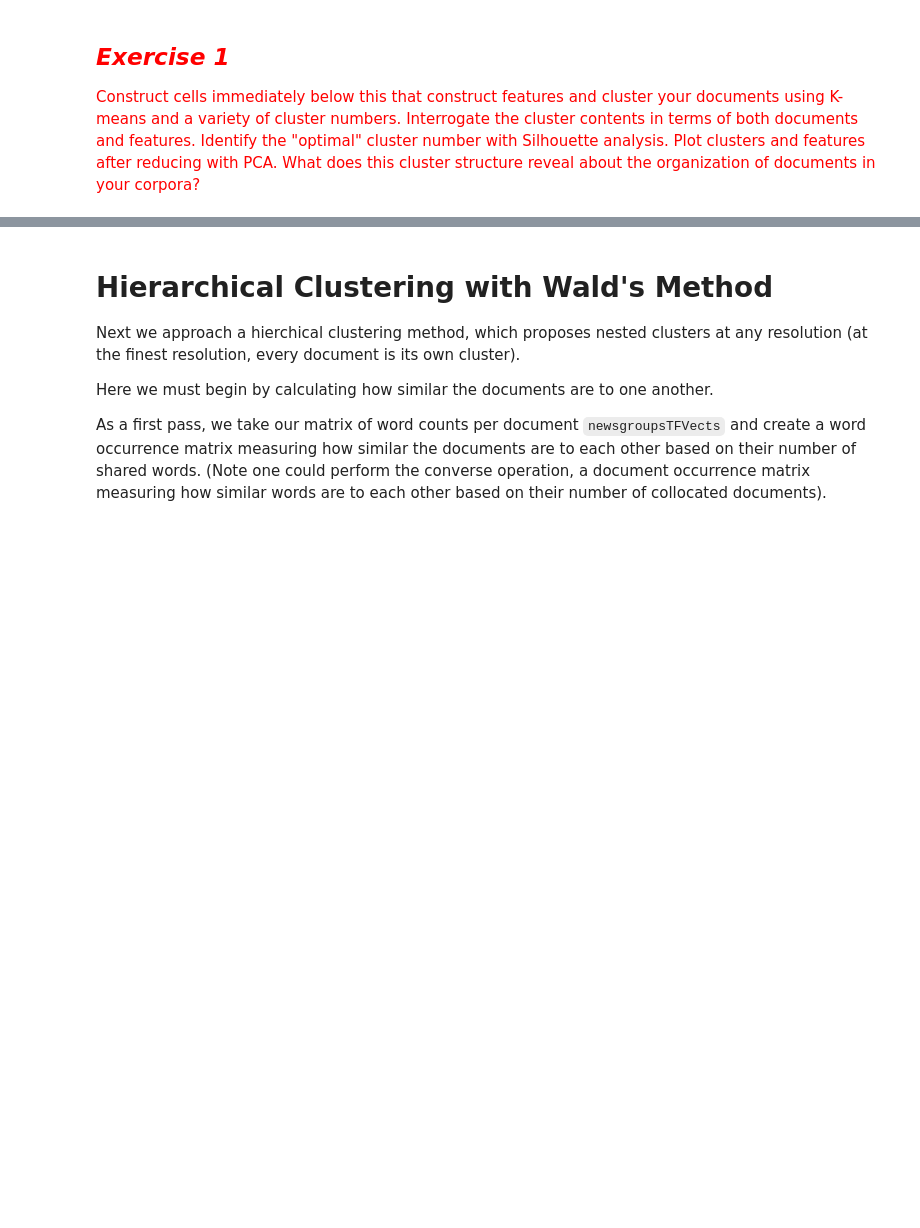
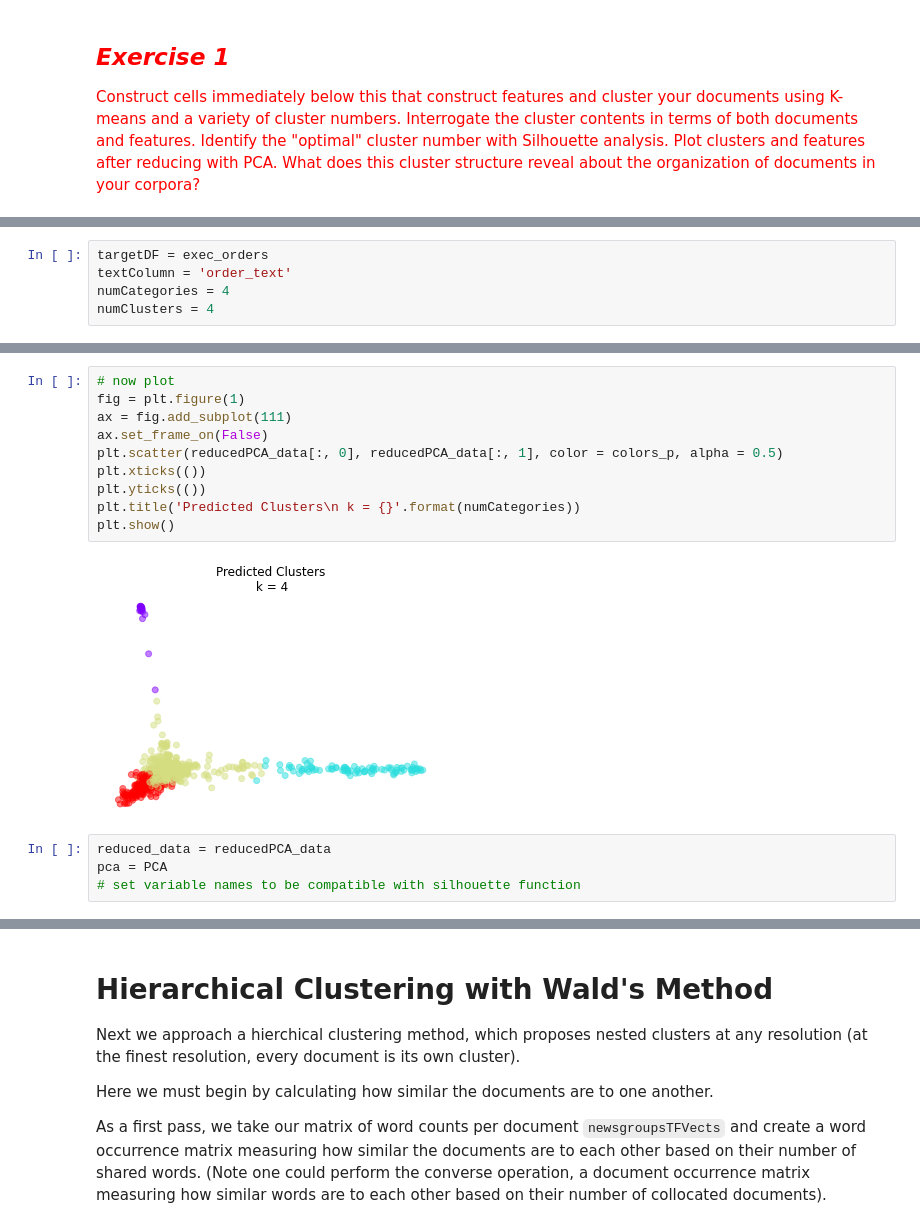
Before and after one commit to lilygrier/Homework-Notebooks, a Jupyter notebook: week-6/6-Discovering-Patterns-Clusters-and-Topics_lilygrier.ipynb, the cells around one changed output, grey strips where cells are left out. Cells and saved outputs as stored; diff of their text form; blank space fills up the shorter version.

```diff
--- a/week-6/6-Discovering-Patterns-Clusters-and-Topics_lilygrier.ipynb
+++ b/week-6/6-Discovering-Patterns-Clusters-and-Topics_lilygrier.ipynb
@@ -647,0 +654,5 @@ targetDF
+# %%
+targetDF = exec_orders
+textColumn = 'order_text'
+numCategories = 4
+numClusters = 4
@@ -647,0 +751,16 @@ targetDF
+# %%
+# now plot
+fig = plt.figure(1)
+ax = fig.add_subplot(111)
+ax.set_frame_on(False)
+plt.scatter(reducedPCA_data[:, 0], reducedPCA_data[:, 1], color = colors_p, alpha = 0.5)
+plt.xticks(())
+plt.yticks(())
+plt.title('Predicted Clusters\n k = {}'.format(numCategories))
+plt.show()
+# %% [output]
+[figure, added]
+# %%
+reduced_data = reducedPCA_data
+pca = PCA
+# set variable names to be compatible with silhouette function
```
Also changed, not shown: parts of 14 cells of this notebook.
